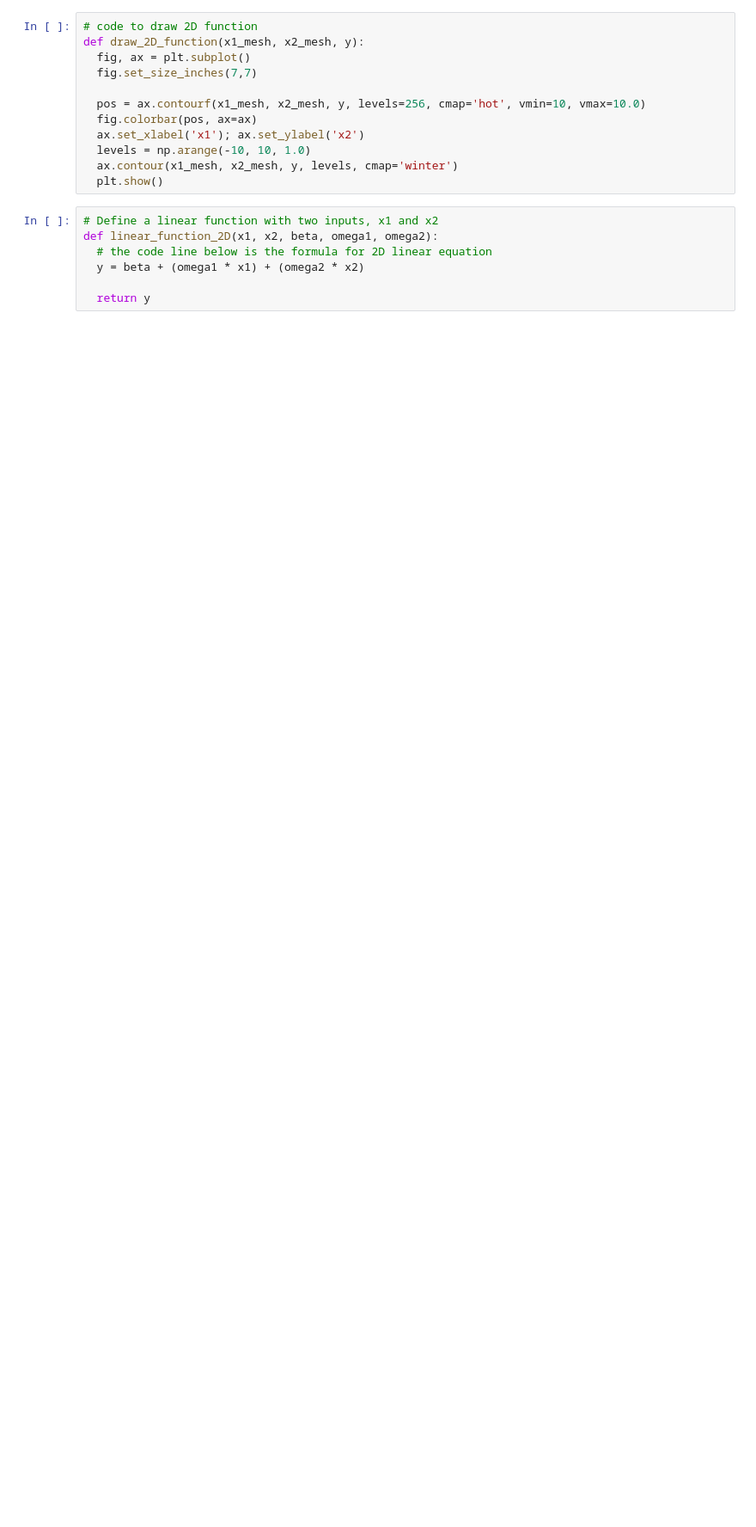
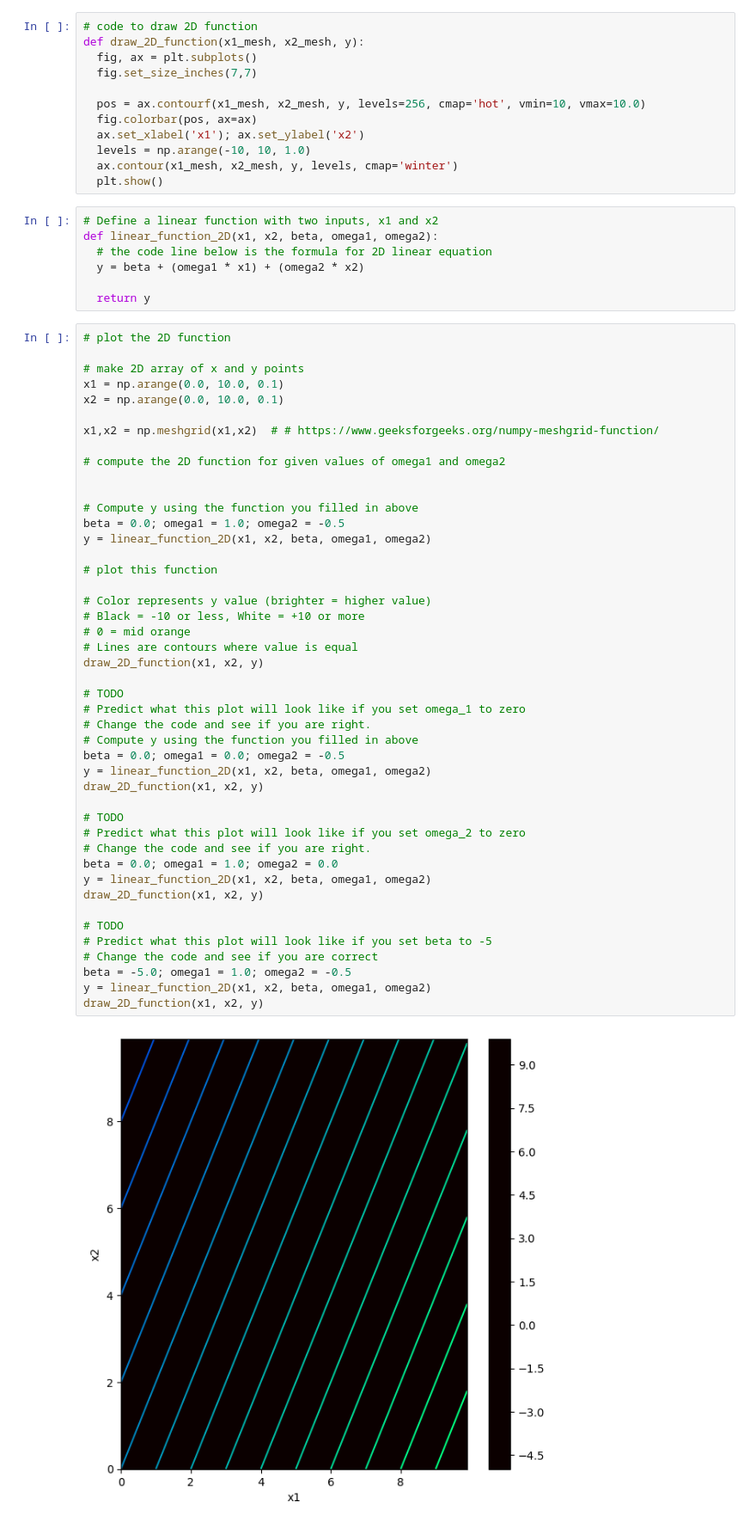
Before and after one commit to codefusser/DL, a Jupyter notebook: DL_Chapter_1_1.ipynb, the cells around one changed output. Shown at 86% size. Saved outputs shown, nothing was run; the diff lists cells and outputs as text; blank space fills up the shorter version.

Commit message:
linear functions with multiple variables Created using Colab

```diff
--- a/DL_Chapter_1_1.ipynb
+++ b/DL_Chapter_1_1.ipynb
@@ -37,7 +37,7 @@ plt.show()
 # %%
 # code to draw 2D function
 def draw_2D_function(x1_mesh, x2_mesh, y):
-  fig, ax = plt.subplot()
+  fig, ax = plt.subplots()
   fig.set_size_inches(7,7)
 
   pos = ax.contourf(x1_mesh, x2_mesh, y, levels=256, cmap='hot', vmin=10, vmax=10.0)
@@ -53,3 +53,50 @@ def linear_function_2D(x1, x2, beta, omega1, omega2):
   y = beta + (omega1 * x1) + (omega2 * x2)
 
   return y
+# %%
+# plot the 2D function
+
+# make 2D array of x and y points
+x1 = np.arange(0.0, 10.0, 0.1)
+x2 = np.arange(0.0, 10.0, 0.1)
+
+x1,x2 = np.meshgrid(x1,x2)  # # https://www.geeksforgeeks.org/numpy-meshgrid-function/
+
+# compute the 2D function for given values of omega1 and omega2
+
+
+# Compute y using the function you filled in above
+beta = 0.0; omega1 = 1.0; omega2 = -0.5
+y = linear_function_2D(x1, x2, beta, omega1, omega2)
+
+# plot this function
+
+# Color represents y value (brighter = higher value)
+# Black = -10 or less, White = +10 or more
+# 0 = mid orange
+# Lines are contours where value is equal
+draw_2D_function(x1, x2, y)
+
+# TODO
+# Predict what this plot will look like if you set omega_1 to zero
+# Change the code and see if you are right.
+# Compute y using the function you filled in above
+beta = 0.0; omega1 = 0.0; omega2 = -0.5
+y = linear_function_2D(x1, x2, beta, omega1, omega2)
+draw_2D_function(x1, x2, y)
+
+# TODO
+# Predict what this plot will look like if you set omega_2 to zero
+# Change the code and see if you are right.
+beta = 0.0; omega1 = 1.0; omega2 = 0.0
+y = linear_function_2D(x1, x2, beta, omega1, omega2)
+draw_2D_function(x1, x2, y)
+
+# TODO
+# Predict what this plot will look like if you set beta to -5
+# Change the code and see if you are correct
+beta = -5.0; omega1 = 1.0; omega2 = -0.5
+y = linear_function_2D(x1, x2, beta, omega1, omega2)
+draw_2D_function(x1, x2, y)
+# %% [output]
+[figure, added]
```
Also changed, not shown: parts of 3 cells of this notebook.
